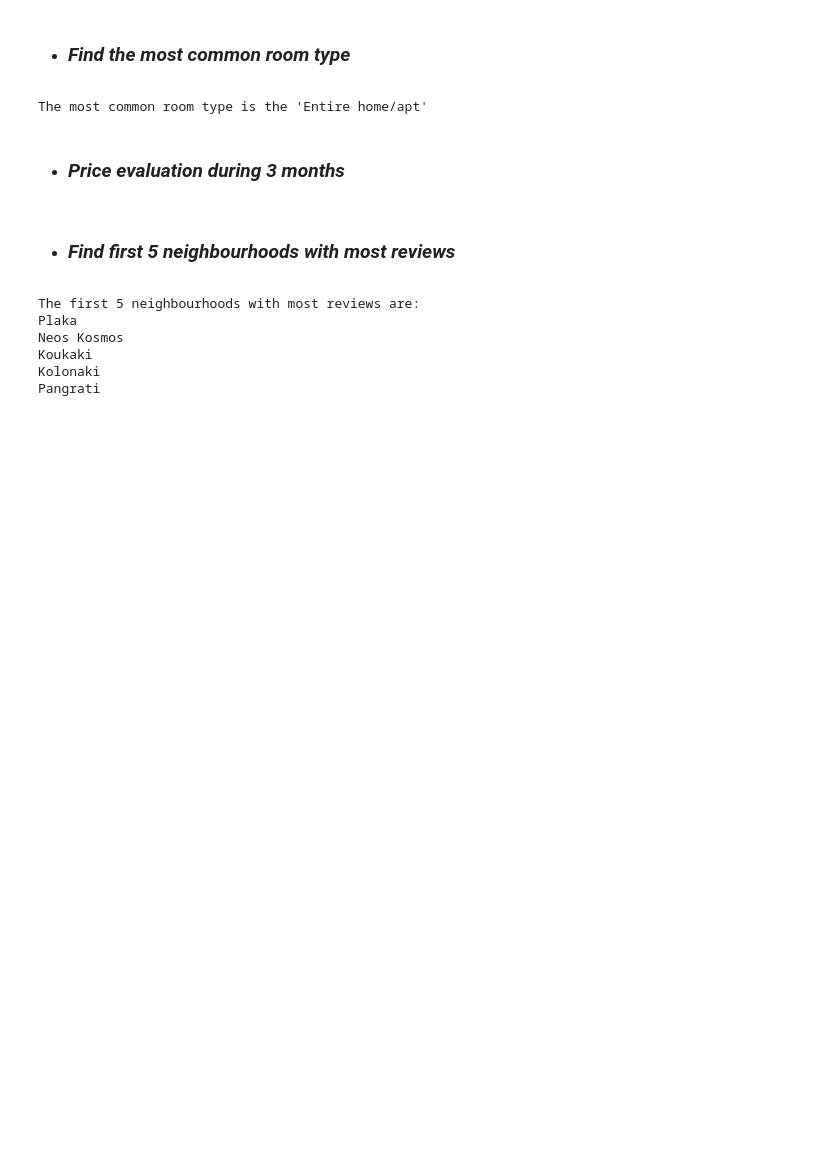
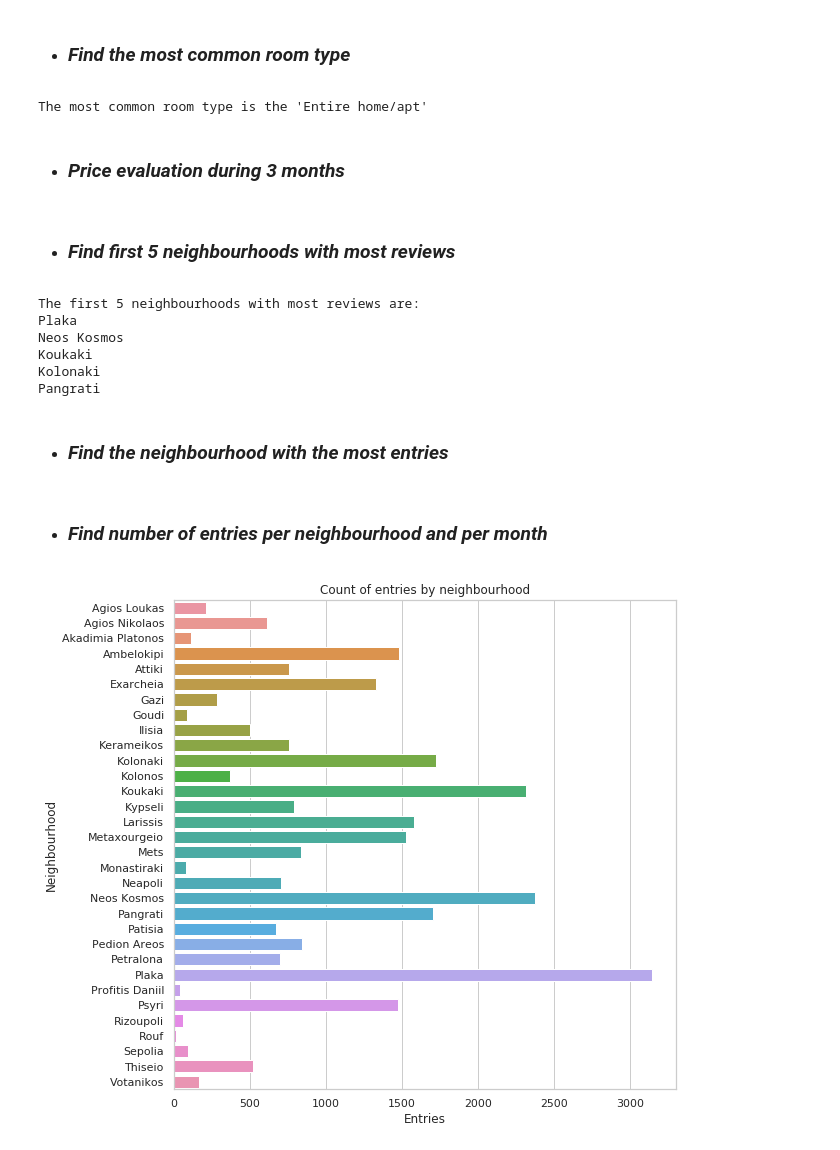
Before and after one commit to PanosEvange/DataMiningProj1_2020, a Jupyter notebook: Project1Final.ipynb, the cells around one changed output. Cells and saved outputs as stored; diff of their text form; code cells hidden in the pictures; blank space fills up the shorter version.

Commit message:
count of entries by neighborhood and by month done

```diff
--- a/Project1Final.ipynb
+++ b/Project1Final.ipynb
@@ -298,3 +300,5 @@ Neos Kosmos
 Koukaki
 Kolonaki
 Pangrati
+# %% [markdown]
+- ### *Find the neighbourhood with the most entries*
@@ -300,0 +308,16 @@ Pangrati
+# %% [markdown]
+- ### *Find number of entries per neighbourhood and per month*
+# %%
+# groupBy neighbourhood
+neighbourhoodEntriesSeries = trainCsv.groupby(['NEIGHBOURHOOD'])['ID'].count()
+
+# groupBy month
+monthEntriesSeries = trainCsv.groupby(['MONTH'])['ID'].count()
+# %%
+sns.set(style="whitegrid")
+plt.figure(figsize=(9, 9))
+ax = sns.barplot(x=neighbourhoodEntriesSeries.values, y=neighbourhoodEntriesSeries.index)
+ax.set(title='Count of entries by neighbourhood', xlabel='Entries', ylabel='Neighbourhood')
+plt.show()
+# %% [output]
+[figure, added]
```
Also changed, not shown: parts of 9 cells of this notebook, 2 other files.
